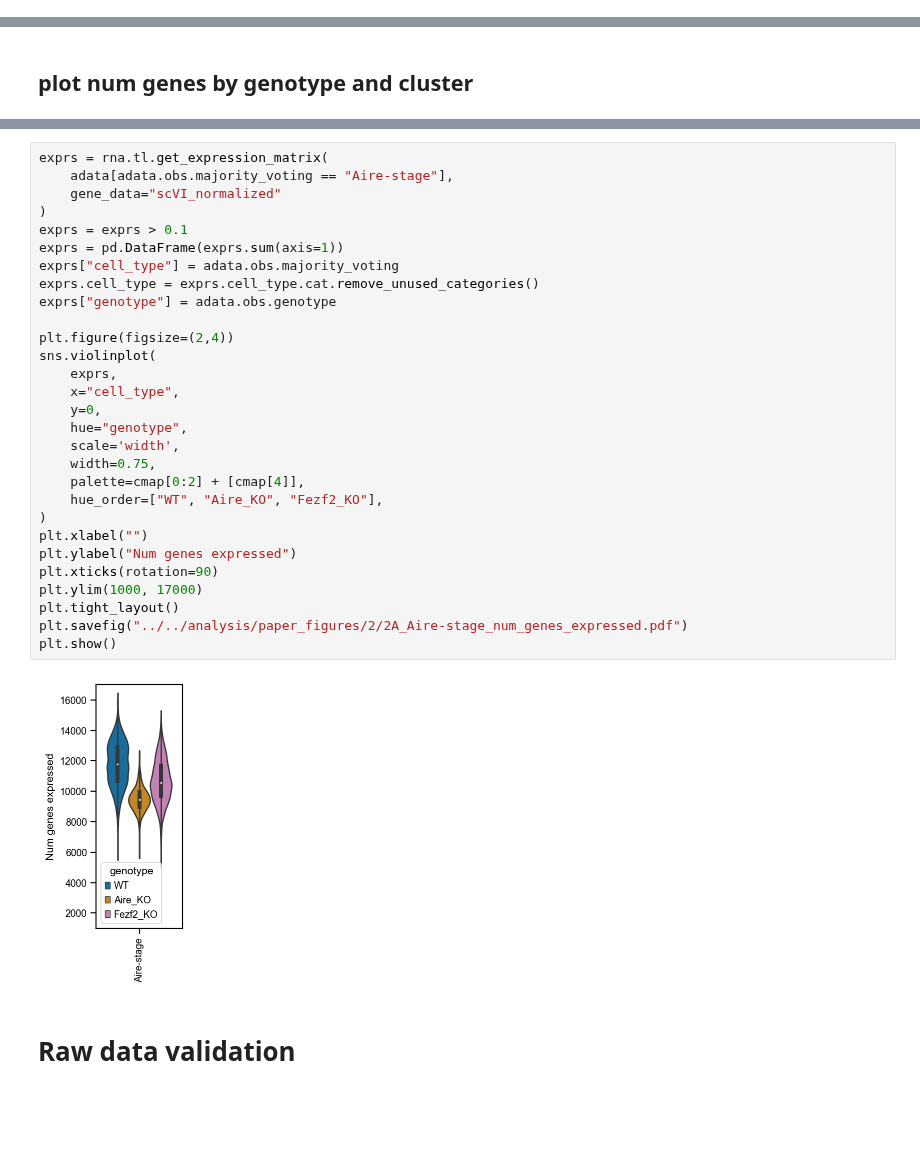
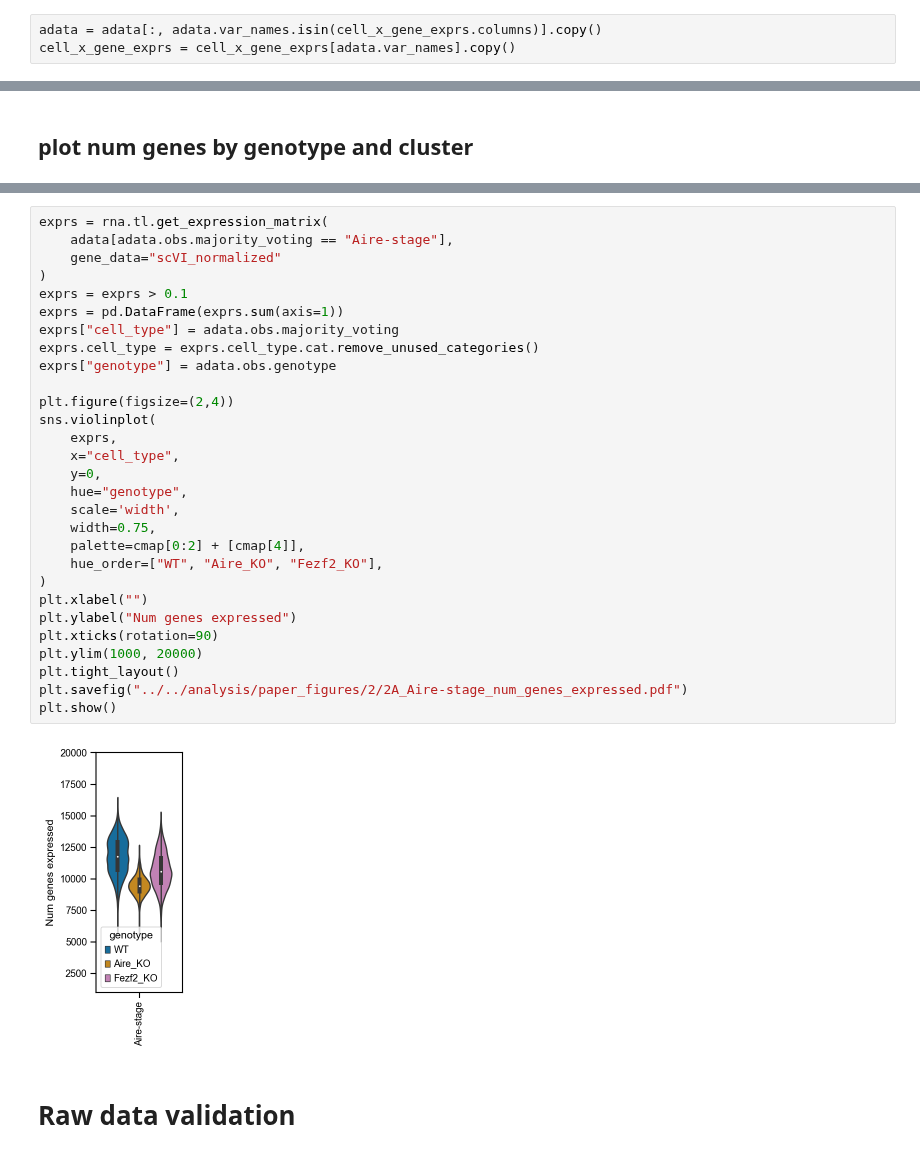
Before and after one commit to j-germino/M-cells, a Jupyter notebook: code/scRNA-seq/num_genes_expressed.ipynb, the cells around one changed output, grey strips where cells are left out. Saved outputs shown, nothing was run; the diff lists cells and outputs as text; blank space fills up the shorter version.

```diff
--- a/code/scRNA-seq/num_genes_expressed.ipynb
+++ b/code/scRNA-seq/num_genes_expressed.ipynb
@@ -51,6 +52,9 @@ cell_x_gene_exprs = cell_x_gene_exprs[cell_x_gene_exprs.cell_type.str.contains("
 del cell_x_gene_exprs["cell_type"]
 adata = adata[:, adata.var_names.isin(cell_x_gene_exprs.columns)].copy()
 cell_x_gene_exprs = cell_x_gene_exprs[adata.var_names].copy()
+# %%
+adata = adata[:, adata.var_names.isin(cell_x_gene_exprs.columns)].copy()
+cell_x_gene_exprs = cell_x_gene_exprs[adata.var_names].copy()
 # %% [markdown]
 # scVI num genes expressed
 # %% [markdown]
@@ -109,34 +144,34 @@ plt.show()
 # %%
 exprs = rna.tl.get_expression_matrix(
     adata[adata.obs.majority_voting == "Aire-stage"],
     gene_data="scVI_normalized"
 )
 exprs = exprs > 0.1
 exprs = pd.DataFrame(exprs.sum(axis=1))
 exprs["cell_type"] = adata.obs.majority_voting
 exprs.cell_type = exprs.cell_type.cat.remove_unused_categories()
 exprs["genotype"] = adata.obs.genotype
 
 plt.figure(figsize=(2,4))
 sns.violinplot(
     exprs,
     x="cell_type",
     y=0,
     hue="genotype",
     scale='width',
     width=0.75,
     palette=cmap[0:2] + [cmap[4]],
     hue_order=["WT", "Aire_KO", "Fezf2_KO"],
 )
 plt.xlabel("")
 plt.ylabel("Num genes expressed")
 plt.xticks(rotation=90)
-plt.ylim(1000, 17000)
+plt.ylim(1000, 20000)
 plt.tight_layout()
 plt.savefig("../../analysis/paper_figures/2/2A_Aire-stage_num_genes_expressed.pdf")
 plt.show()
 # %% [output]
-[figure, old version]
+[figure, new version]
 # %% [markdown]
 # Raw data validation
 # %%
```
Also changed, not shown: parts of 5 cells of this notebook, 28 other files.
